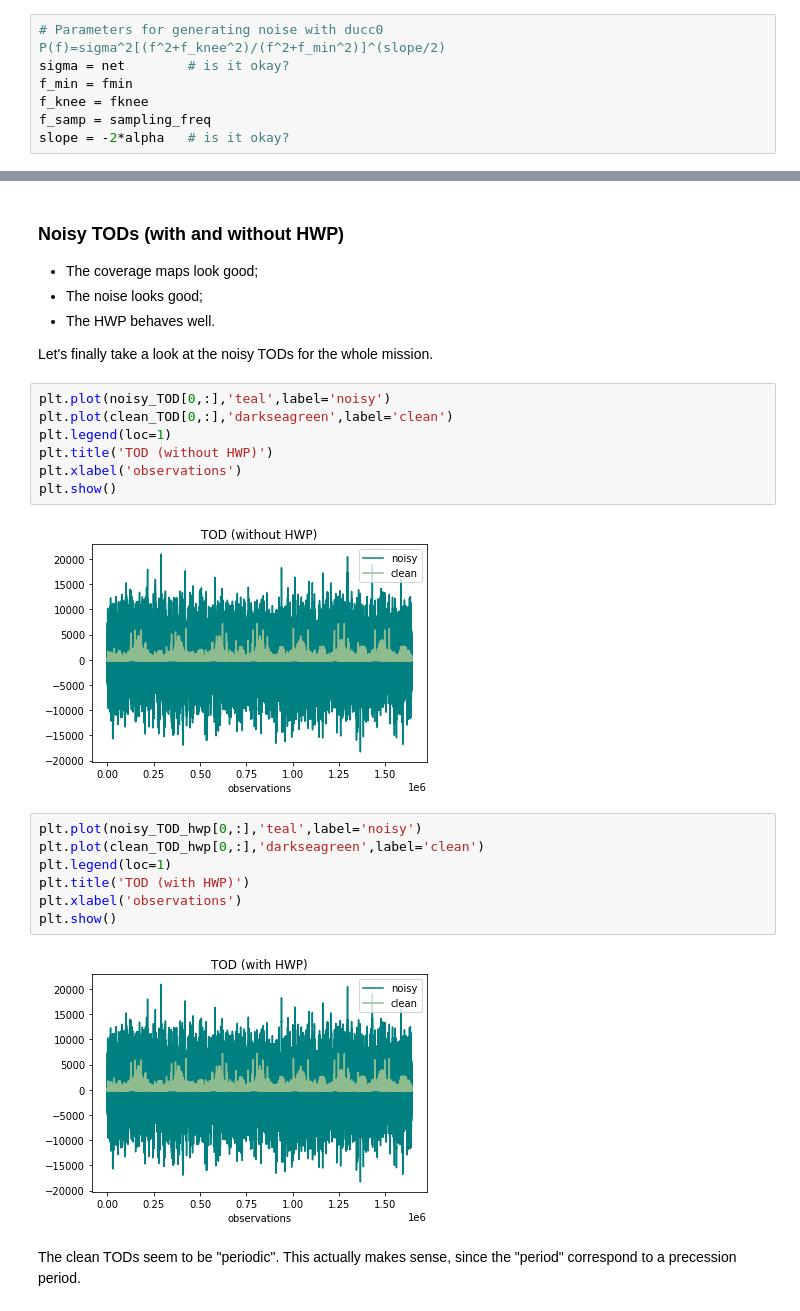
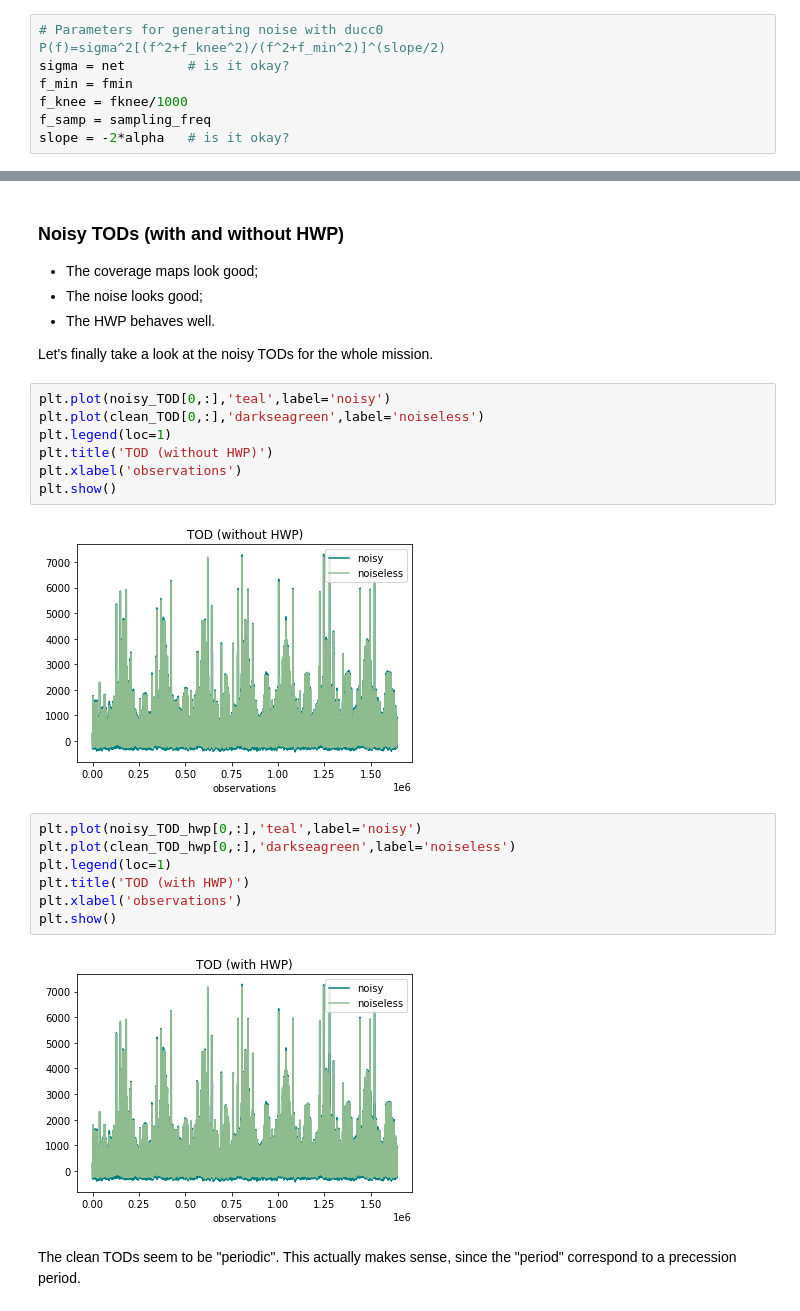
Before and after one commit to martamonelli/beamconv_tidy, a Jupyter notebook: beamconv/demo_PySM_IMO.ipynb, the cells around one changed output, grey strips where cells are left out. Saved outputs shown, nothing was run; the diff lists cells and outputs as text.

```diff
--- a/beamconv/demo_PySM_IMO.ipynb
+++ b/beamconv/demo_PySM_IMO.ipynb
@@ -321,7 +322,7 @@ By making use of DUCC we can produce a noise realization, given its power spectr
 # Parameters for generating noise with ducc0 P(f)=sigma^2[(f^2+f_knee^2)/(f^2+f_min^2)]^(slope/2)
 sigma = net        # is it okay?
 f_min = fmin
-f_knee = fknee
+f_knee = fknee/1000
 f_samp = sampling_freq
 slope = -2*alpha   # is it okay?
 # %% [markdown]
@@ -441,22 +442,22 @@ plt.show()
 Let's finally take a look at the noisy TODs for the whole mission.
 # %%
 plt.plot(noisy_TOD[0,:],'teal',label='noisy')
-plt.plot(clean_TOD[0,:],'darkseagreen',label='clean')
+plt.plot(clean_TOD[0,:],'darkseagreen',label='noiseless')
 plt.legend(loc=1)
 plt.title('TOD (without HWP)')
 plt.xlabel('observations')
 plt.show()
 # %% [output]
-[figure, old version]
+[figure, new version]
 # %%
 plt.plot(noisy_TOD_hwp[0,:],'teal',label='noisy')
-plt.plot(clean_TOD_hwp[0,:],'darkseagreen',label='clean')
+plt.plot(clean_TOD_hwp[0,:],'darkseagreen',label='noiseless')
 plt.legend(loc=1)
 plt.title('TOD (with HWP)')
 plt.xlabel('observations')
 plt.show()
 # %% [output]
-[figure, old version]
+[figure, new version]
 # %% [markdown]
 The clean TODs seem to be "periodic". This actually makes sense, since the "period" correspond to a precession period.
 # %%
```
Also changed, not shown: parts of 10 cells of this notebook, 1 other file.
